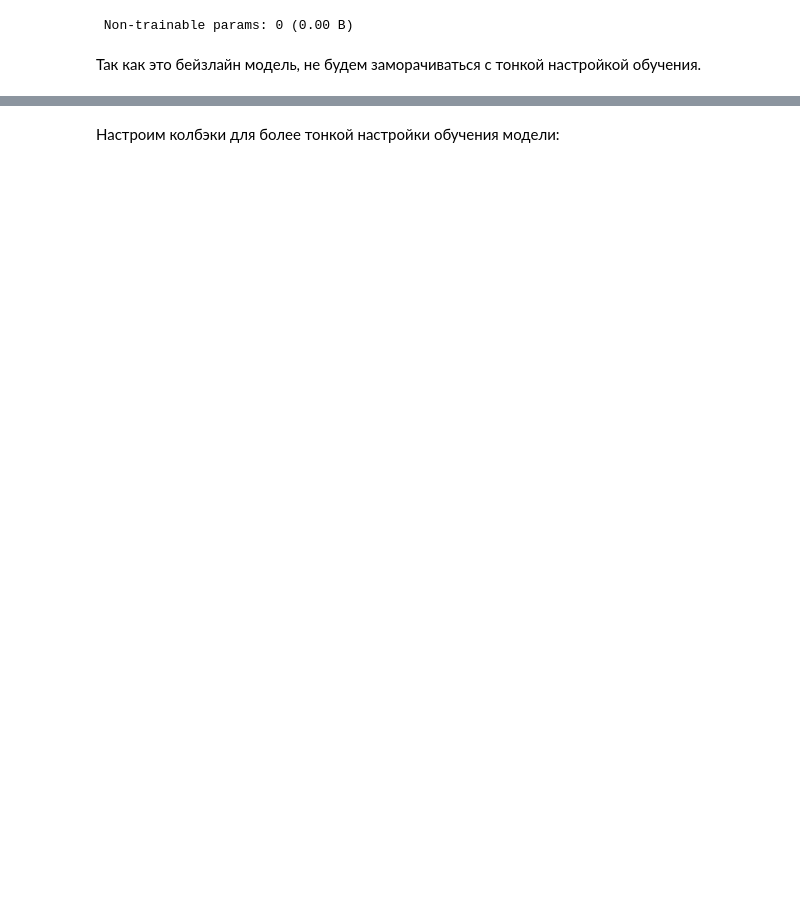
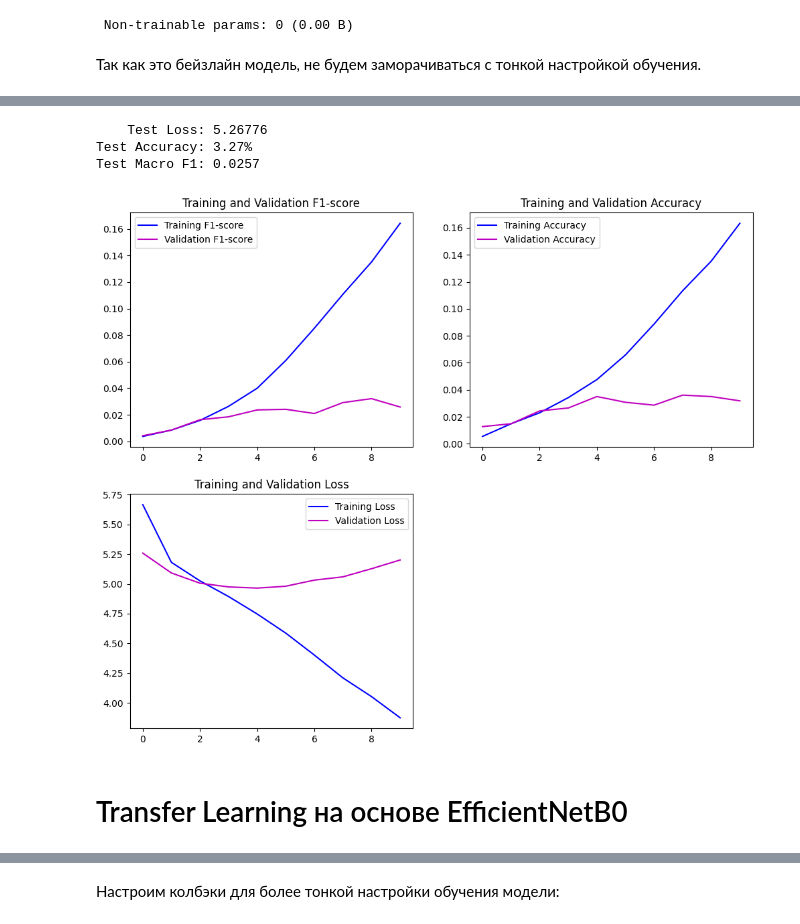
Before and after one commit to berberberk/bird-species-classification-py, a Jupyter notebook: bird_species_classification_v25.ipynb, the cells around one changed output, grey strips where cells are left out. Drawn from its saved outputs; the diff is of its cells as text; code cells hidden in the pictures; blank space fills up the shorter version.

```diff
--- a/bird_species_classification_v25.ipynb
+++ b/bird_species_classification_v25.ipynb
@@ -506,0 +702,10 @@ Epoch 2/10
+# %%
+# Обучаем модель
+dropout_history = dropout_model.fit(
+    train_images,
+    steps_per_epoch=len(train_images),
+    validation_data=val_images,
+    validation_steps=len(val_images),
+    epochs=10,
+    callbacks=[tensorboard_baseline_callback]
+)
@@ -506,0 +733,44 @@ Epoch 2/10
+# %%
+results = dropout_model.evaluate(test_images, verbose=0)
+
+print("    Test Loss: {:.5f}".format(results[0]))
+print("Test Accuracy: {:.2f}%".format(results[1] * 100))
+print("Test Macro F1: {:.4f}".format(results[2]))
+# %% [output]
+    Test Loss: 5.26776
+Test Accuracy: 3.27%
+Test Macro F1: 0.0257
+# %%
+accuracy = dropout_history.history['accuracy']
+f1 = dropout_history.history['f1_score']
+val_accuracy = dropout_history.history['val_accuracy']
+val_f1 = dropout_history.history['val_f1_score']
+loss = dropout_history.history['loss']
+val_loss = dropout_history.history['val_loss']
+
+epochs_range = range(len(accuracy))
+
+plt.figure(figsize=(12, 10))
+
+plt.subplot(2, 2, 1)
+plt.plot(epochs_range, f1, 'b', label='Training F1-score')
+plt.plot(epochs_range, val_f1, 'm', label='Validation F1-score')
+plt.title('Training and Validation F1-score')
+plt.legend()
+
+plt.subplot(2, 2, 2)
+plt.plot(epochs_range, accuracy, 'b', label='Training Accuracy')
+plt.plot(epochs_range, val_accuracy, 'm', label='Validation Accuracy')
+plt.title('Training and Validation Accuracy')
+plt.legend()
+
+plt.subplot(2, 2, 3)
+plt.plot(epochs_range, loss, 'b', label='Training Loss')
+plt.plot(epochs_range, val_loss, 'm', label='Validation Loss')
+plt.title('Training and Validation Loss')
+plt.legend()
+
+
+plt.show()
+# %% [output]
+[figure, added]
@@ -507,3 +779,5 @@ Epoch 2/10
+# %% [markdown]
+# Transfer Learning на основе EfficientNetB0
 # %%
 enet_model = tf.keras.applications.EfficientNetB0(
     input_shape=(224, 224, 3),
```
Also changed, not shown: parts of 36 cells of this notebook.
